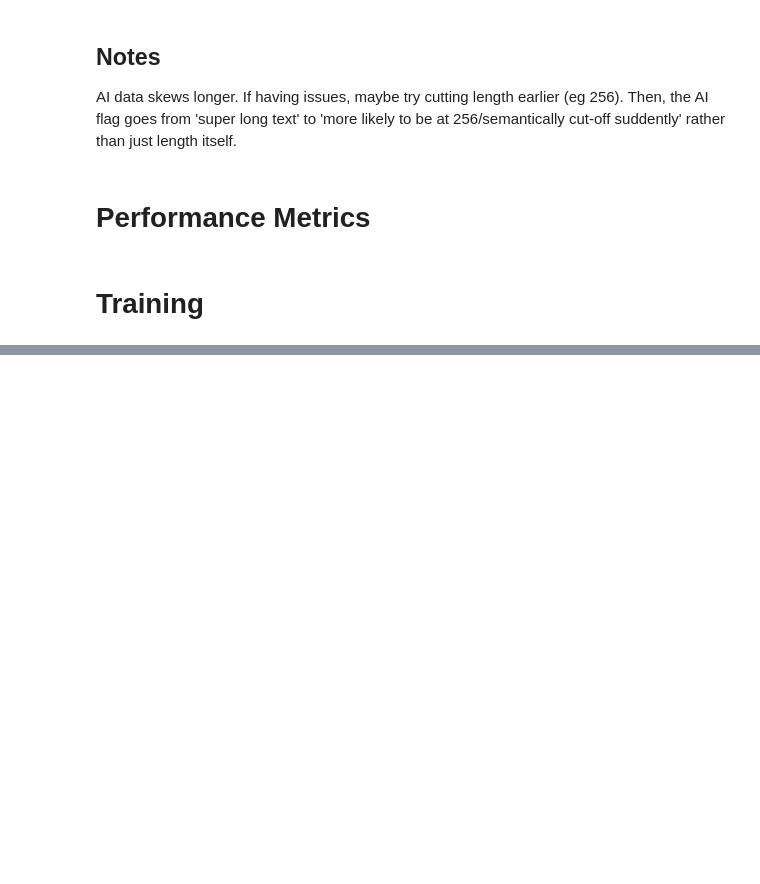
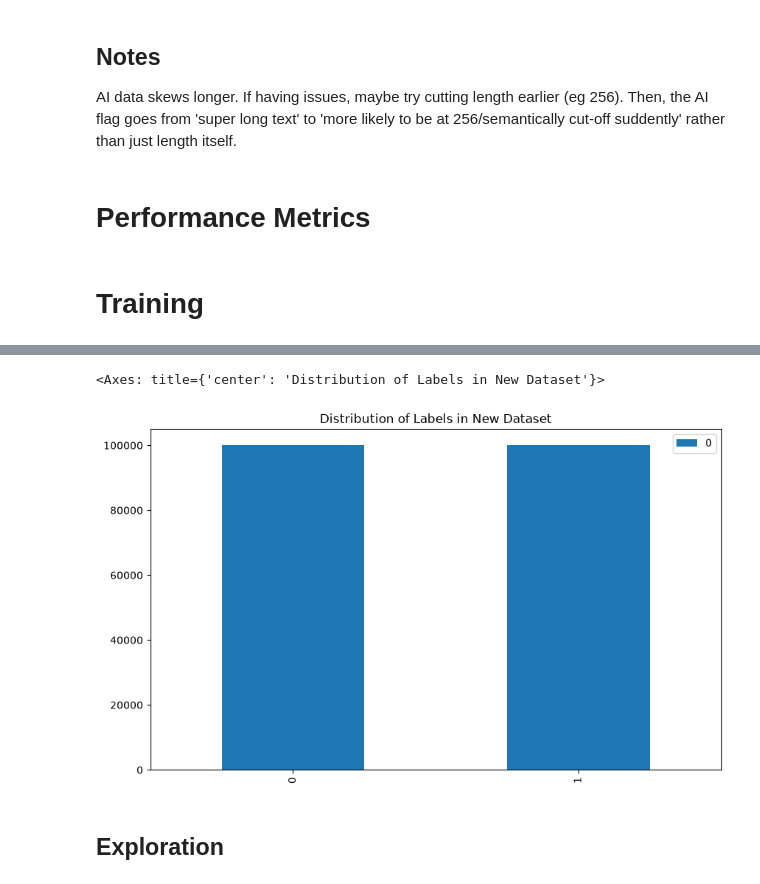
Before and after one commit to lucykappai/margnap, a Jupyter notebook: notebook.ipynb, the cells around one changed output, grey strips where cells are left out. Drawn from its saved outputs; the diff is of its cells as text; code cells hidden in the pictures; blank space fills up the shorter version.

```diff
--- a/notebook.ipynb
+++ b/notebook.ipynb
@@ -323,0 +408,8 @@ TrainOutput(global_step=3125, training_loss=0.025633332958221434, metrics={'trai
+# %%
+df = pandas.DataFrame.from_dict(Counter(new_dataset['train']['label'][:]), orient='index')
+df.plot(kind='bar', figsize=(10, 6), title='Distribution of Labels in New Dataset')
+# %% [output]
+<Axes: title={'center': 'Distribution of Labels in New Dataset'}>
+[figure, added]
+# %% [markdown]
+## Exploration
```
Also changed, not shown: parts of 52 cells of this notebook, 1 other file.
